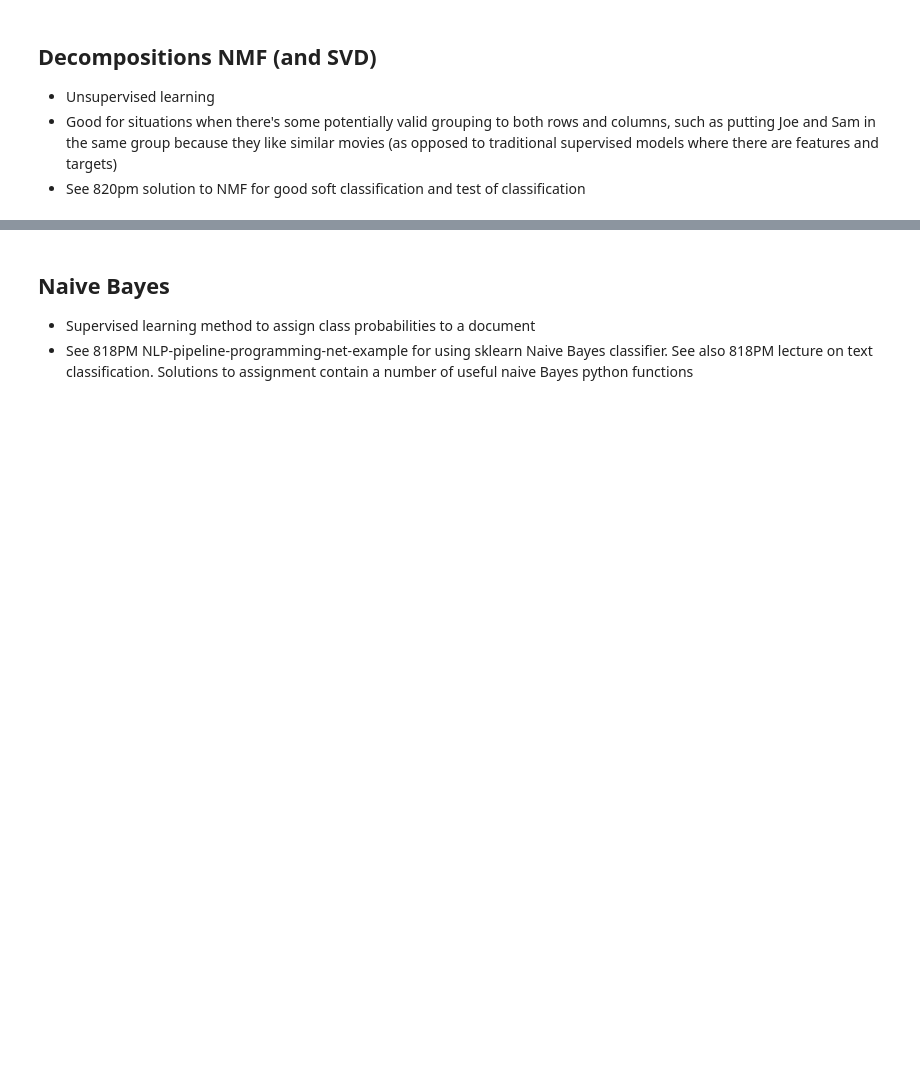
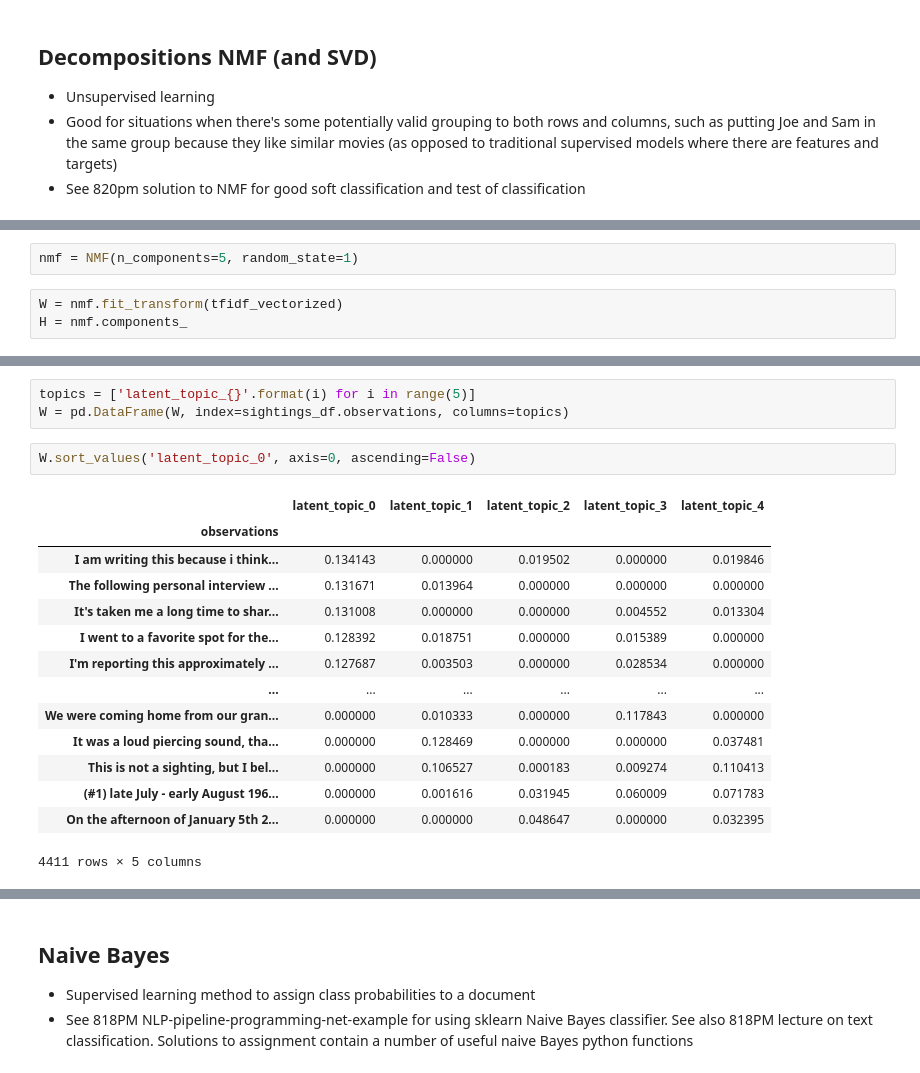
Before and after one commit to ryankirkland/bigfoot_sightings, a Jupyter notebook: docs-preprocess-analysis.ipynb, the cells around one changed output, grey strips where cells are left out. Cells and saved outputs as stored; diff of their text form; blank space fills up the shorter version.

```diff
--- a/docs-preprocess-analysis.ipynb
+++ b/docs-preprocess-analysis.ipynb
@@ -219,0 +222,5 @@ It was April of 2011. My son, daughter-in-law, wife and I had been over at my in
+# %%
+nmf = NMF(n_components=5, random_state=1)
+# %%
+W = nmf.fit_transform(tfidf_vectorized)
+H = nmf.components_
@@ -219,0 +250,20 @@ It was April of 2011. My son, daughter-in-law, wife and I had been over at my in
+# %%
+topics = ['latent_topic_{}'.format(i) for i in range(5)]
+W = pd.DataFrame(W, index=sightings_df.observations, columns=topics)
+# %%
+W.sort_values('latent_topic_0', axis=0, ascending=False)
+# %% [output]
+|  | latent_topic_0 | latent_topic_1 | latent_topic_2 | latent_topic_3 | latent_topic_4 |
+| observations |  |  |  |  |  |
+| I am writing this because i think... | 0.134143 | 0.000000 | 0.019502 | 0.000000 | 0.019846 |
+| The following personal interview ... | 0.131671 | 0.013964 | 0.000000 | 0.000000 | 0.000000 |
+| It's taken me a long time to shar... | 0.131008 | 0.000000 | 0.000000 | 0.004552 | 0.013304 |
+| I went to a favorite spot for the... | 0.128392 | 0.018751 | 0.000000 | 0.015389 | 0.000000 |
+| I'm reporting this approximately ... | 0.127687 | 0.003503 | 0.000000 | 0.028534 | 0.000000 |
+| ... | ... | ... | ... | ... | ... |
+| We were coming home from our gran... | 0.000000 | 0.010333 | 0.000000 | 0.117843 | 0.000000 |
+| It was a loud piercing sound, tha... | 0.000000 | 0.128469 | 0.000000 | 0.000000 | 0.037481 |
+| This is not a sighting, but I bel... | 0.000000 | 0.106527 | 0.000183 | 0.009274 | 0.110413 |
+| (#1) late July - early August 196... | 0.000000 | 0.001616 | 0.031945 | 0.060009 | 0.071783 |
+| On the afternoon of January 5th 2... | 0.000000 | 0.000000 | 0.048647 | 0.000000 | 0.032395 |
+4411 rows × 5 columns
```
Also changed, not shown: parts of 10 cells of this notebook.
